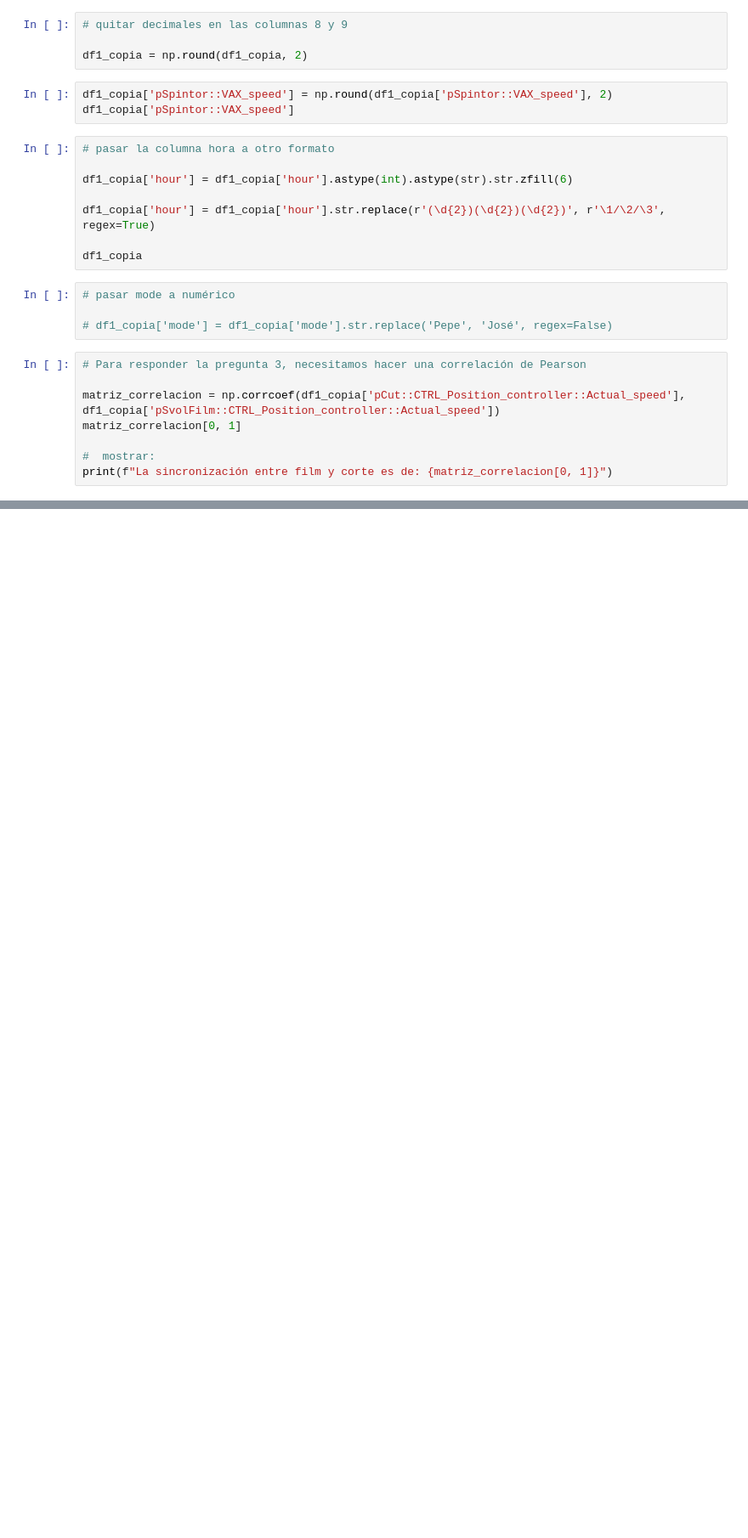
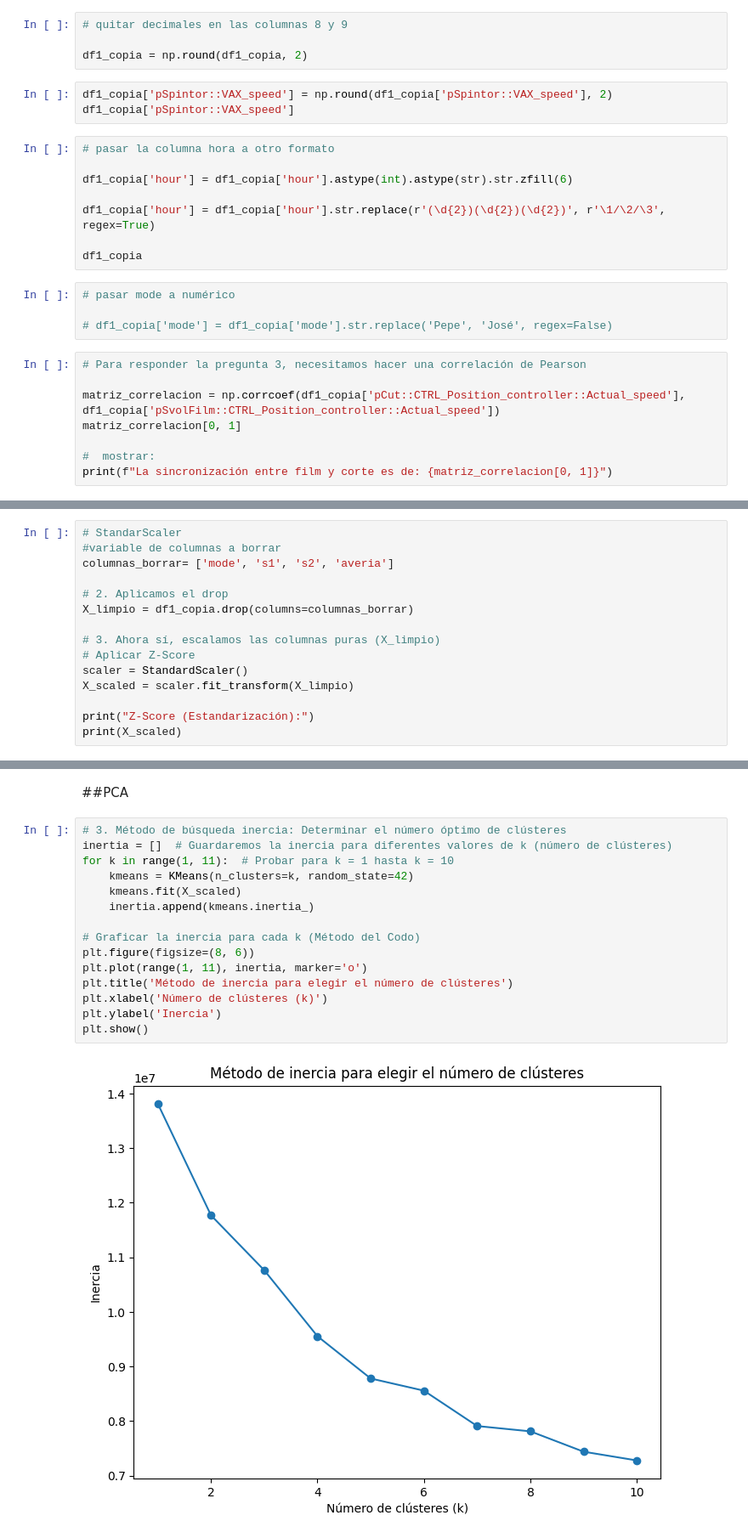
Before and after one commit to maketas1/CuartetoCalavera, a Jupyter notebook: proyecto_kry.ipynb, the cells around one changed output, grey strips where cells are left out. Shown at 85% size. Drawn from its saved outputs; the diff is of its cells as text; blank space fills up the shorter version.

Commit message:
inercia_codo

```diff
--- a/proyecto_kry.ipynb
+++ b/proyecto_kry.ipynb
@@ -190,0 +283,15 @@ df1_copia['Averia_Total'] = ((df1_copia['Averia_Motor'] == 1) | (df1_copia['Aver
+# %%
+# StandarScaler
+#variable de columnas a borrar
+columnas_borrar= ['mode', 's1', 's2', 'averia']
+
+# 2. Aplicamos el drop
+X_limpio = df1_copia.drop(columns=columnas_borrar)
+
+# 3. Ahora sí, escalamos las columnas puras (X_limpio)
+# Aplicar Z-Score
+scaler = StandardScaler()
+X_scaled = scaler.fit_transform(X_limpio)
+
+print("Z-Score (Estandarización):")
+print(X_scaled)
@@ -190,0 +313,19 @@ df1_copia['Averia_Total'] = ((df1_copia['Averia_Motor'] == 1) | (df1_copia['Aver
+# %% [markdown]
+##PCA
+# %%
+# 3. Método de búsqueda inercia: Determinar el número óptimo de clústeres
+inertia = []  # Guardaremos la inercia para diferentes valores de k (número de clústeres)
+for k in range(1, 11):  # Probar para k = 1 hasta k = 10
+    kmeans = KMeans(n_clusters=k, random_state=42)
+    kmeans.fit(X_scaled)
+    inertia.append(kmeans.inertia_)
+
+# Graficar la inercia para cada k (Método del Codo)
+plt.figure(figsize=(8, 6))
+plt.plot(range(1, 11), inertia, marker='o')
+plt.title('Método de inercia para elegir el número de clústeres')
+plt.xlabel('Número de clústeres (k)')
+plt.ylabel('Inercia')
+plt.show()
+# %% [output]
+[figure, added]
```
Also changed, not shown: parts of 11 cells of this notebook, 4 other files.
